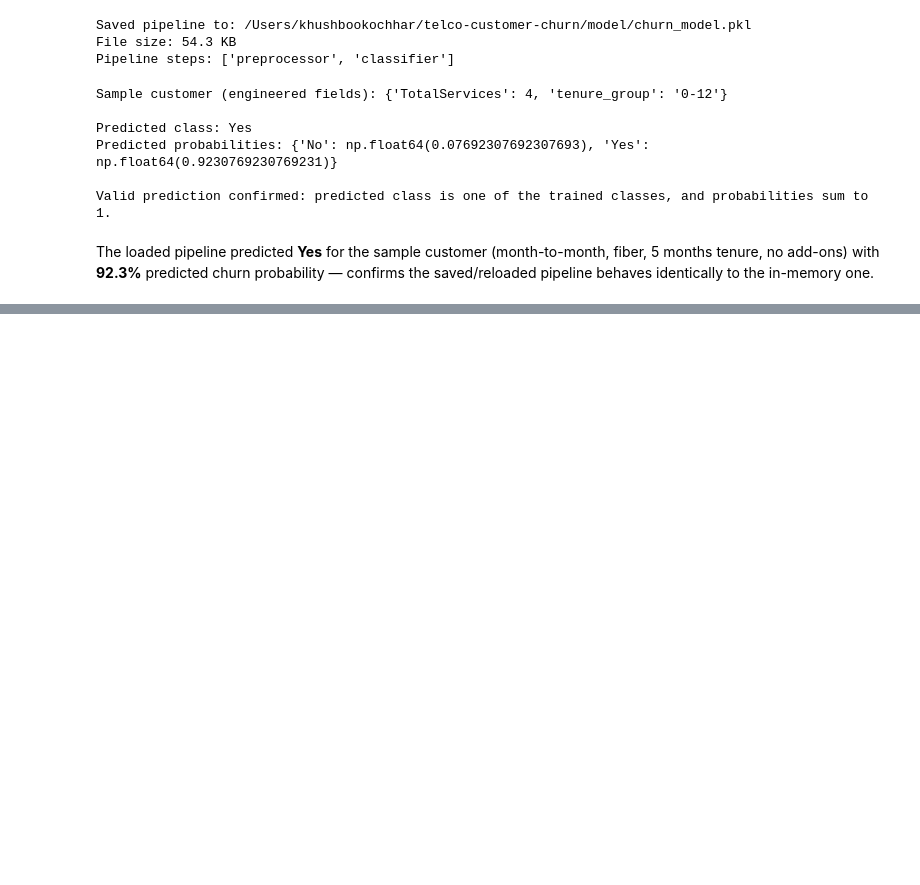
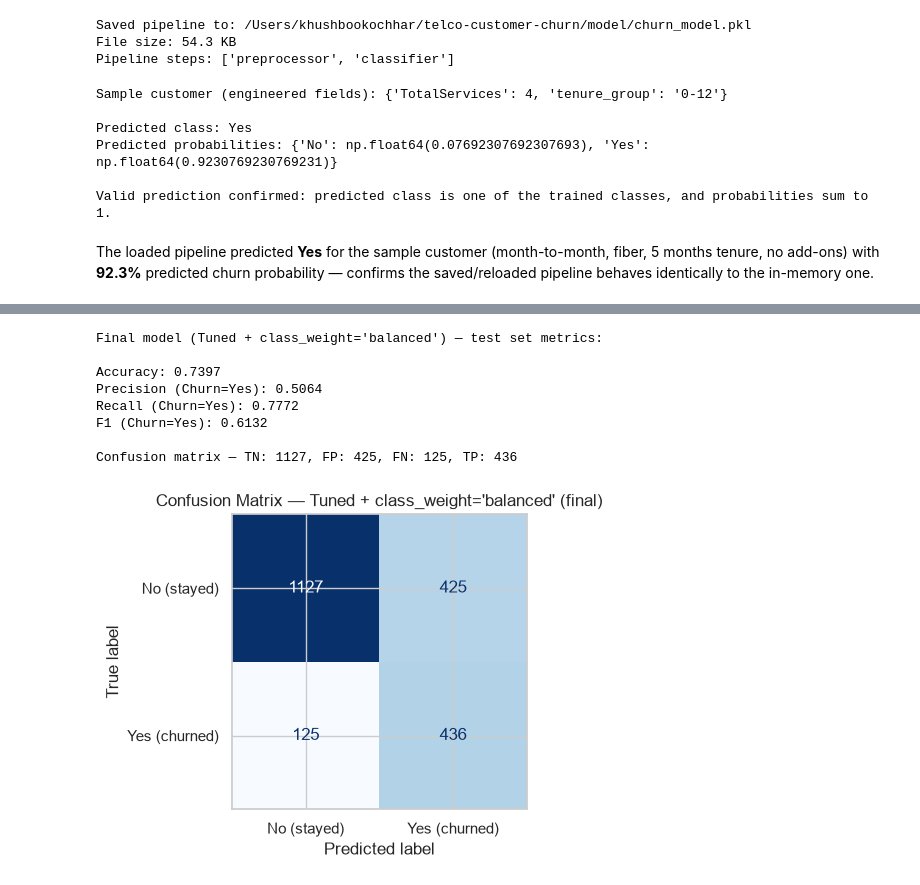
Before and after one commit to Khushboo09/telco-customer-churn, a Jupyter notebook: notebook/churn_analysis.ipynb, the cells around one changed output, grey strips where cells are left out. Cells and saved outputs as stored; diff of their text form; code cells hidden in the pictures; blank space fills up the shorter version.

```diff
--- a/notebook/churn_analysis.ipynb
+++ b/notebook/churn_analysis.ipynb
@@ -1386,0 +1619,18 @@ The strongest churn drivers are contract type (month-to-month), low tenure, high
+# %%
+# Select the final model using cross-validated F1 on the TRAINING set only (cv_comparison_df
+# above) — the test set plays no role in this decision. `fitted_pipelines[...]` already holds
+# that config fit on the full X_train from earlier in Section 14, so no re-fitting is needed.
+final_model_name = cv_comparison_df["CV F1 mean (Churn=Yes)"].idxmax()
+final_model = fitted_pipelines[final_model_name]
+y_pred_final = final_model.predict(X_test)  # test set touched once here, for final reporting only
+
+print(f"Final selected model (via cross-validation on training data): {final_model_name}\n")
+print(cv_comparison_df.loc[[final_model_name]])
+print("\nTest-set metrics for the selected model (reported once, after selection — not used to select):")
+print(comparison_df.loc[[final_model_name]])
+
+# Overwrite the Section 12 artifact so the saved pipeline (and FastAPI app.py, which loads
+# from this same path) reflect the best model found after the bonus tuning/imbalance work.
+joblib.dump(final_model, model_path)
+print(f"\nRe-saved pipeline to: {model_path}")
+print(f"Pipeline steps: {list(final_model.named_steps.keys())}")
@@ -1386,0 +1655,34 @@ The strongest churn drivers are contract type (month-to-month), low tenure, high
+# %%
+final_bonus_metrics = {
+    "Accuracy": accuracy_score(y_test, y_pred_final),
+    "Precision (Churn=Yes)": precision_score(y_test, y_pred_final, pos_label="Yes"),
+    "Recall (Churn=Yes)": recall_score(y_test, y_pred_final, pos_label="Yes"),
+    "F1 (Churn=Yes)": f1_score(y_test, y_pred_final, pos_label="Yes"),
+}
+
+cm_final_bonus = confusion_matrix(y_test, y_pred_final, labels=["No", "Yes"])
+tn_b, fp_b, fn_b, tp_b = cm_final_bonus.ravel()
+
+print(f"Final model ({final_model_name}) — test set metrics:\n")
+for metric, value in final_bonus_metrics.items():
+    print(f"{metric}: {value:.4f}")
+
+print(f"\nConfusion matrix — TN: {tn_b}, FP: {fp_b}, FN: {fn_b}, TP: {tp_b}")
+
+fig, ax = plt.subplots(figsize=(5, 4))
+ConfusionMatrixDisplay(confusion_matrix=cm_final_bonus, display_labels=["No (stayed)", "Yes (churned)"]).plot(
+    ax=ax, cmap="Blues", values_format="d", colorbar=False
+)
+ax.set_title(f"Confusion Matrix — {final_model_name} (final)")
+plt.tight_layout()
+plt.show()
+# %% [output]
+Final model (Tuned + class_weight='balanced') — test set metrics:
+
+Accuracy: 0.7397
+Precision (Churn=Yes): 0.5064
+Recall (Churn=Yes): 0.7772
+F1 (Churn=Yes): 0.6132
+
+Confusion matrix — TN: 1127, FP: 425, FN: 125, TP: 436
+[figure, added]
```
Also changed, not shown: parts of 18 cells of this notebook, 2 other files.
